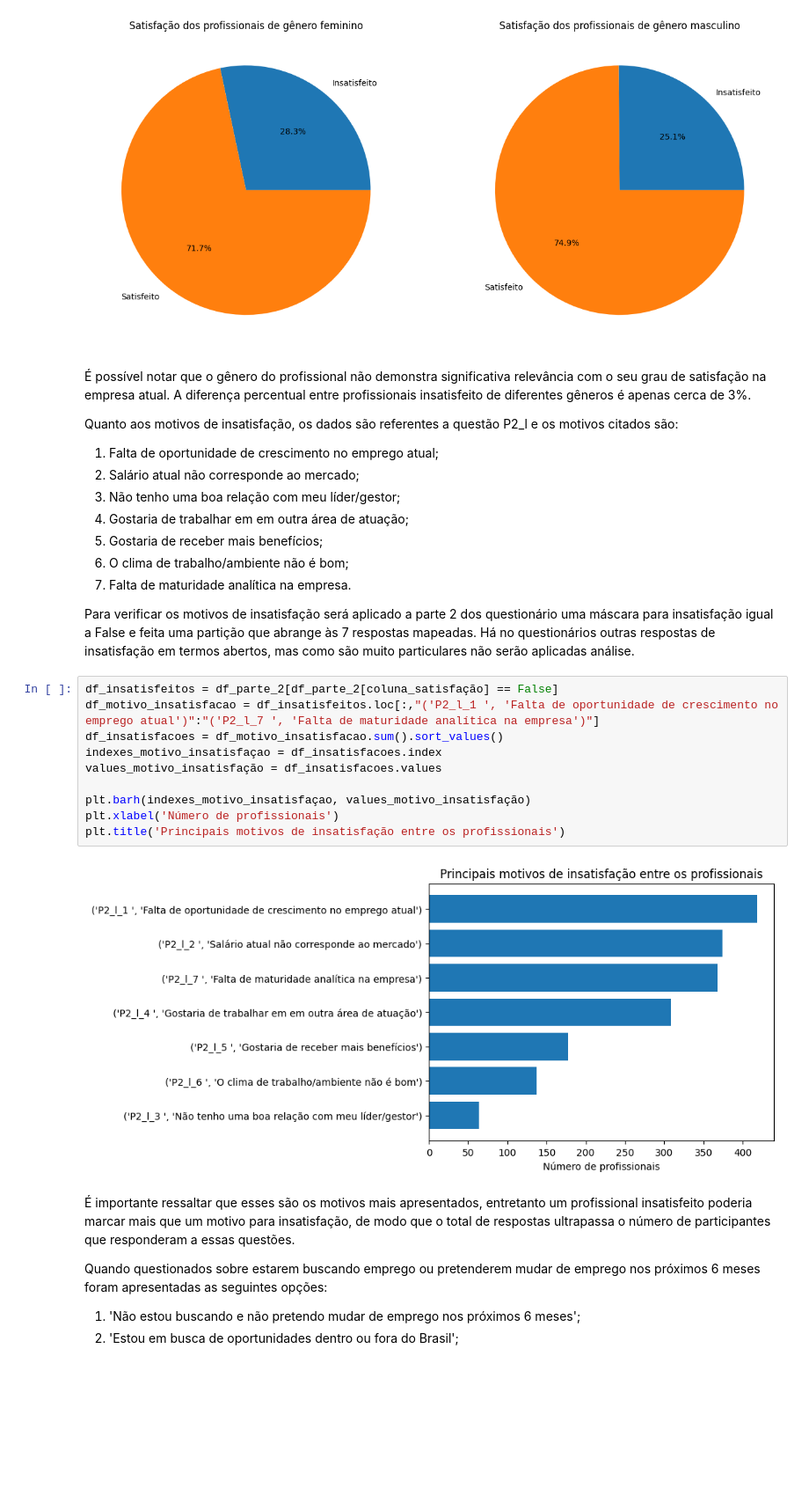
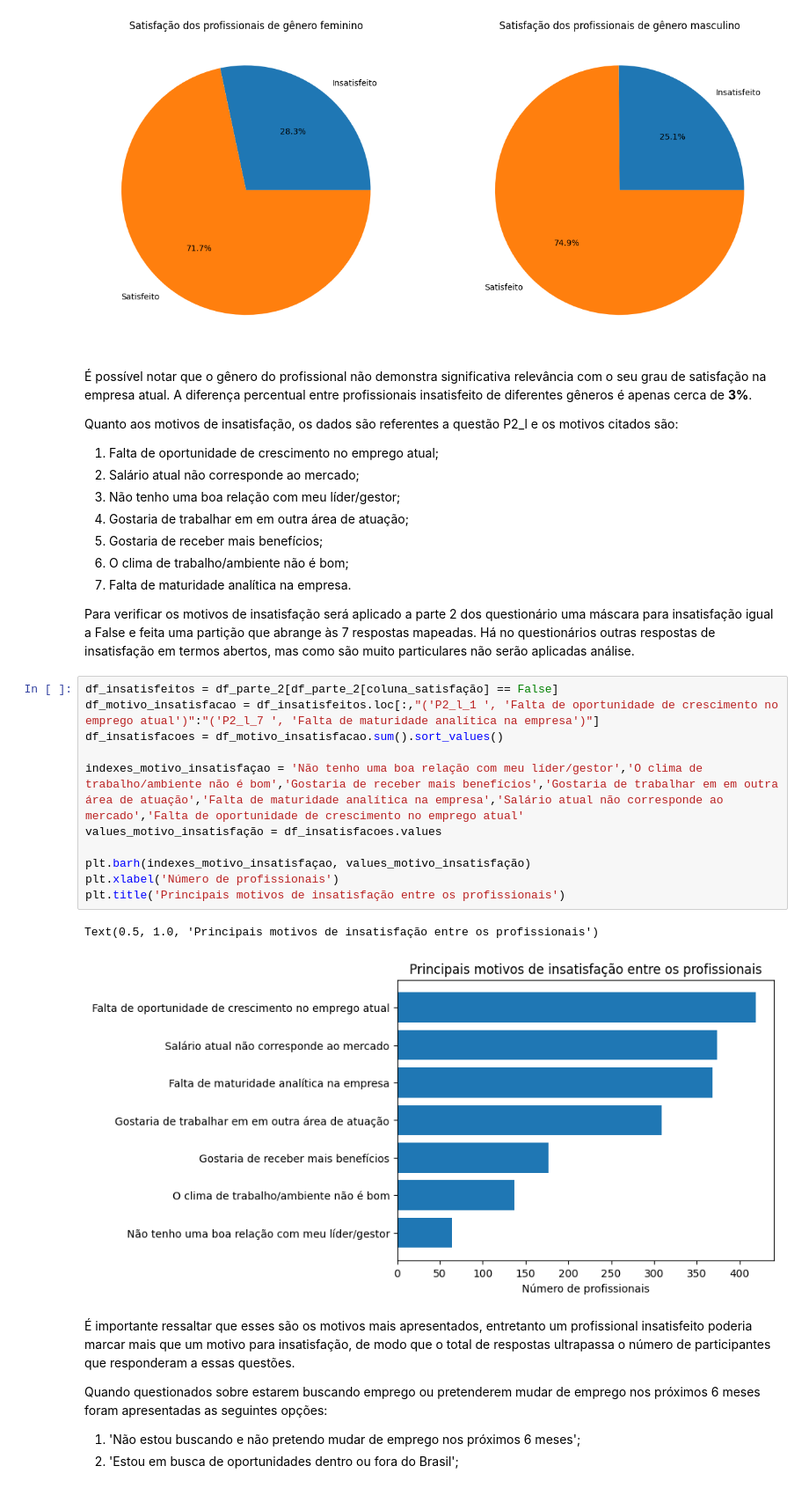
Before and after one commit to dallaqua/Trabalho_Santander_Coders_TPI, a Jupyter notebook: analise_mercado_dados_2022.ipynb, the cells around one changed output. Shown at 88% size. Saved outputs shown, nothing was run; the diff lists cells and outputs as text; blank space fills up the shorter version.

```diff
--- a/analise_mercado_dados_2022.ipynb
+++ b/analise_mercado_dados_2022.ipynb
@@ -125,7 +125,7 @@ ax[1].pie(df_satisfacao_masculino, labels = labels, autopct='%1.1f%%')
   Text(-0.42258878026328567, -0.42593276792891677, '74.9%')])
 [figure]
 # %% [markdown]
-É possível notar que o gênero do profissional não demonstra significativa relevância com o seu grau de satisfação na empresa atual. A diferença percentual entre profissionais insatisfeito de diferentes gêneros é apenas cerca de 3%.
+É possível notar que o gênero do profissional não demonstra significativa relevância com o seu grau de satisfação na empresa atual. A diferença percentual entre profissionais insatisfeito de diferentes gêneros é apenas cerca de **3%**.
 
 Quanto aos motivos de insatisfação, os dados são referentes a questão P2_l e os motivos citados são:
 
@@ -141,15 +141,17 @@ Para verificar os motivos de insatisfação será aplicado a parte 2 dos questio
 # %%
 df_insatisfeitos = df_parte_2[df_parte_2[coluna_satisfação] == False]
 df_motivo_insatisfacao = df_insatisfeitos.loc[:,"('P2_l_1 ', 'Falta de oportunidade de crescimento no emprego atual')":"('P2_l_7 ', 'Falta de maturidade analítica na empresa')"]
 df_insatisfacoes = df_motivo_insatisfacao.sum().sort_values()
-indexes_motivo_insatisfaçao = df_insatisfacoes.index
+
+indexes_motivo_insatisfaçao = 'Não tenho uma boa relação com meu líder/gestor','O clima de trabalho/ambiente não é bom','Gostaria de receber mais benefícios','Gostaria de trabalhar em em outra área de atuação','Falta de maturidade analítica na empresa','Salário atual não corresponde ao mercado','Falta de oportunidade de crescimento no emprego atual'
 values_motivo_insatisfação = df_insatisfacoes.values
 
 plt.barh(indexes_motivo_insatisfaçao, values_motivo_insatisfação)
 plt.xlabel('Número de profissionais')
 plt.title('Principais motivos de insatisfação entre os profissionais')
 # %% [output]
+Text(0.5, 1.0, 'Principais motivos de insatisfação entre os profissionais')
-[figure, old version]
+[figure, new version]
 # %% [markdown]
 É importante ressaltar que esses são os motivos mais apresentados, entretanto um profissional insatisfeito poderia marcar mais que um motivo para insatisfação, de modo que o total de respostas ultrapassa o número de participantes que responderam a essas questões.
 
```
Also changed, not shown: parts of 2 cells of this notebook.
